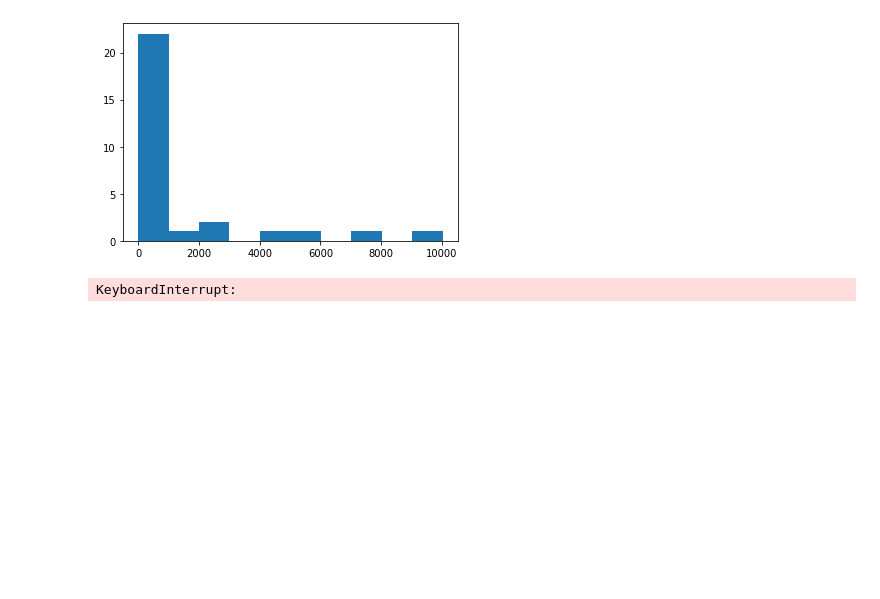
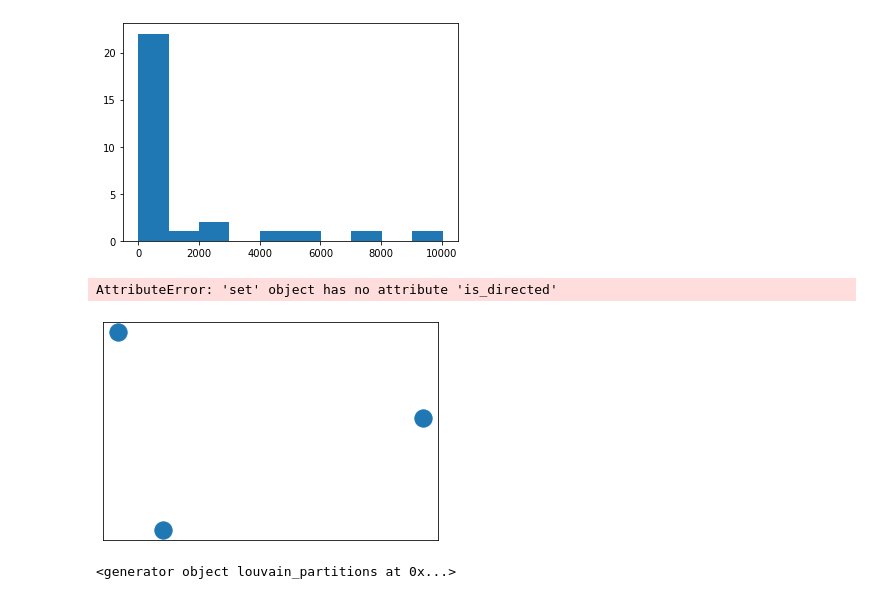
Before and after one commit to IlVirtuoso/Avrcp, a Jupyter notebook: NetAnalysis/doc/network.ipynb, the cells around one changed output. Cells and saved outputs as stored; diff of their text form; code cells hidden in the pictures; blank space fills up the shorter version.

```diff
--- a/NetAnalysis/doc/network.ipynb
+++ b/NetAnalysis/doc/network.ipynb
@@ -84,9 +84,14 @@ plt.hist(sizes)
         1.0018e+04]),
  <BarContainer object of 10 artists>)
 [figure]
-# %%
-pos = nx.spring_layout(nxgraph,seed=255)
-
-nx.draw(nxcomms[1],pos)
-# %% [output]
-KeyboardInterrupt:
+# %%
+
+
+nx.draw_networkx(nxcomms[1])
+# %% [output]
+AttributeError: 'set' object has no attribute 'is_directed'
+[figure, added]
+# %%
+partitions
+# %% [output]
+<generator object louvain_partitions at 0x...>
```
Also changed, not shown: 6 other files.
